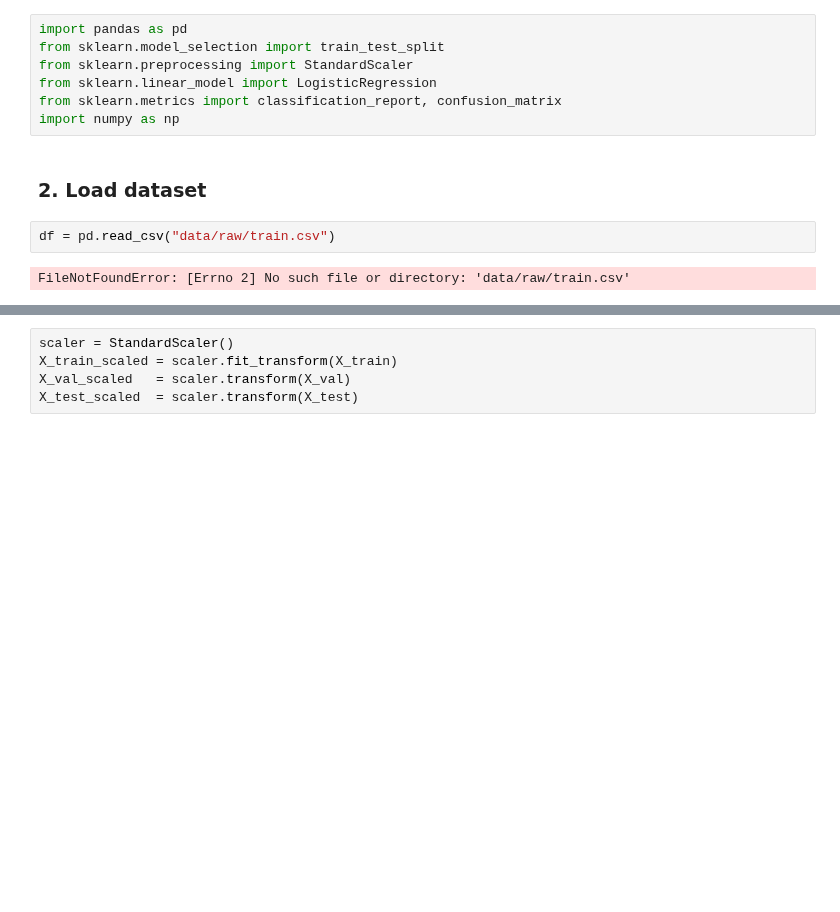
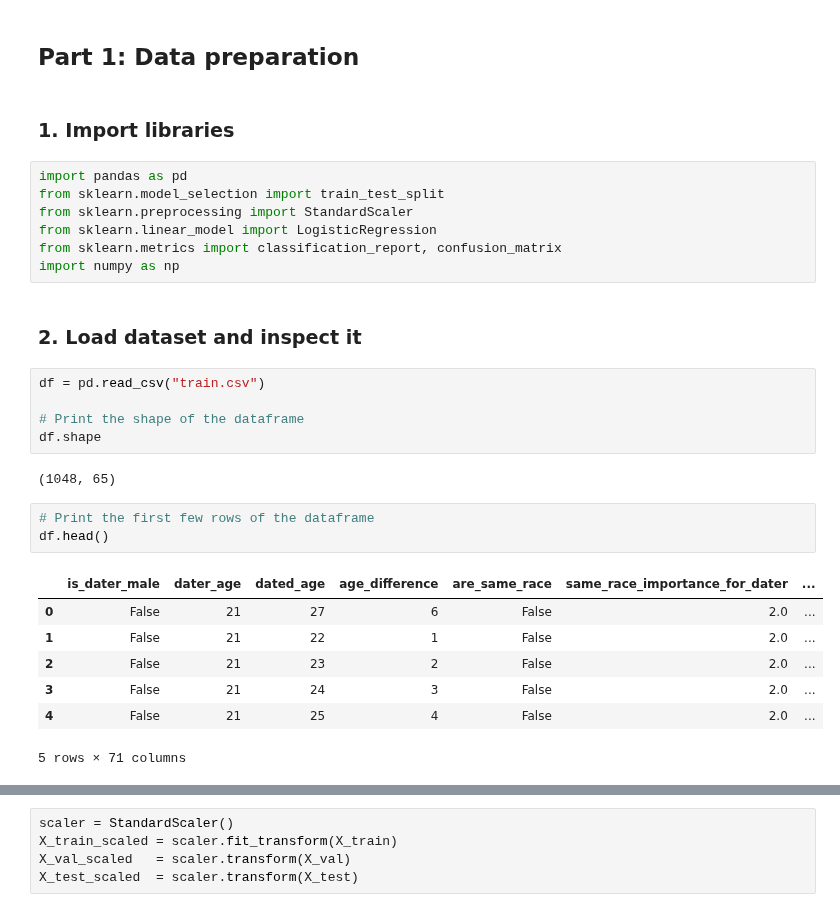
Before and after one commit to Avisonix/AML-Gruppe30, a Jupyter notebook: data/raw/data.ipynb, the cells around one changed output, grey strips where cells are left out. Cells and saved outputs as stored; diff of their text form; blank space fills up the shorter version.

```diff
--- a/data/raw/data.ipynb
+++ b/data/raw/data.ipynb
@@ -3,3 +1,7 @@
+# %% [markdown]
+## Part 1: Data preparation
+# %% [markdown]
+### 1. Import libraries
 # %%
 import pandas as pd
 from sklearn.model_selection import train_test_split
@@ -8,8 +10,22 @@ from sklearn.linear_model import LogisticRegression
 from sklearn.metrics import classification_report, confusion_matrix
 import numpy as np
 # %% [markdown]
-### 2. Load dataset
+### 2. Load dataset and inspect it
 # %%
-df = pd.read_csv("data/raw/train.csv")
+df = pd.read_csv("train.csv")
+
+# Print the shape of the dataframe
+df.shape
 # %% [output]
-FileNotFoundError: [Errno 2] No such file or directory: 'data/raw/train.csv'
+(1048, 65)
+# %%
+# Print the first few rows of the dataframe
+df.head()
+# %% [output]
+|  | is_dater_male | dater_age | dated_age | age_difference | are_same_race | same_race_importance_for_dater | ... |
+| 0 | False | 21 | 27 | 6 | False | 2.0 | ... |
+| 1 | False | 21 | 22 | 1 | False | 2.0 | ... |
+| 2 | False | 21 | 23 | 2 | False | 2.0 | ... |
+| 3 | False | 21 | 24 | 3 | False | 2.0 | ... |
+| 4 | False | 21 | 25 | 4 | False | 2.0 | ... |
+5 rows × 71 columns
```
Also changed, not shown: parts of 16 cells of this notebook.
